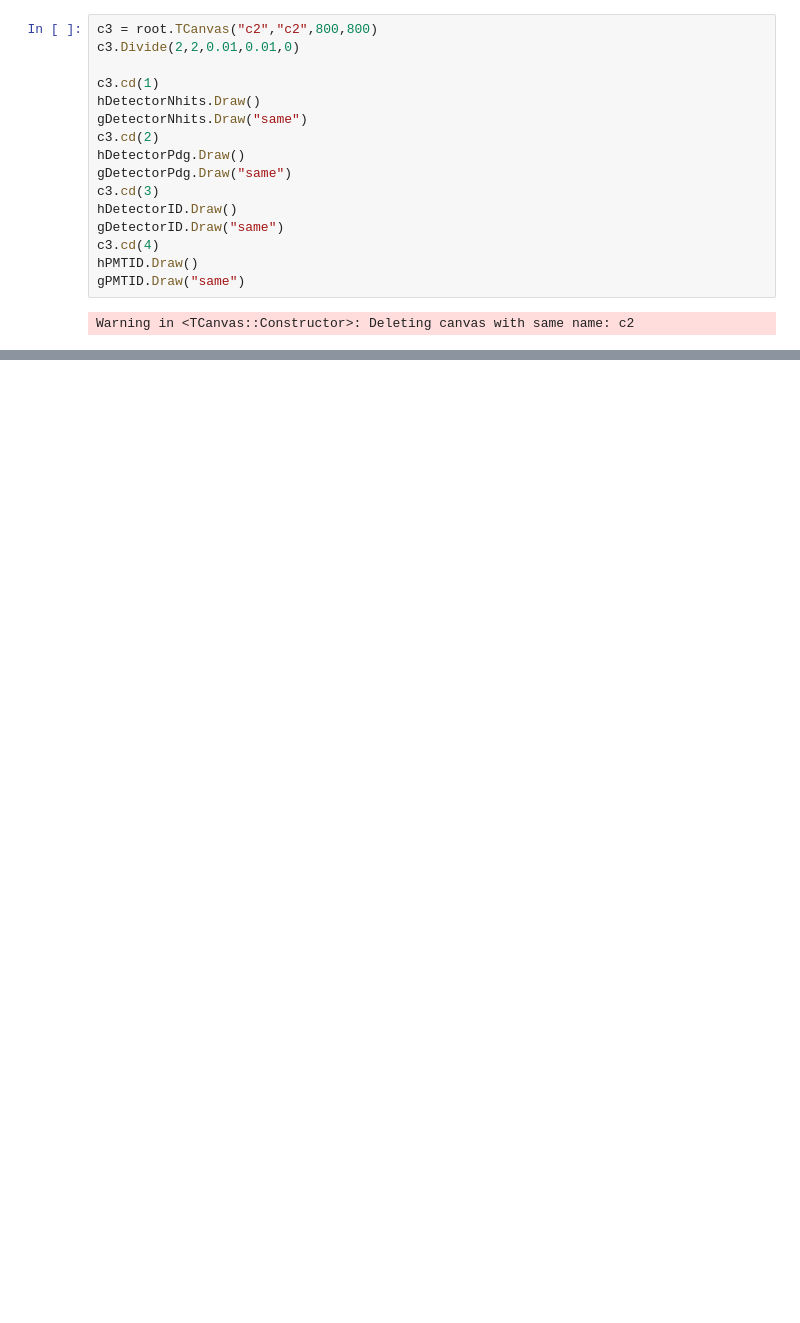
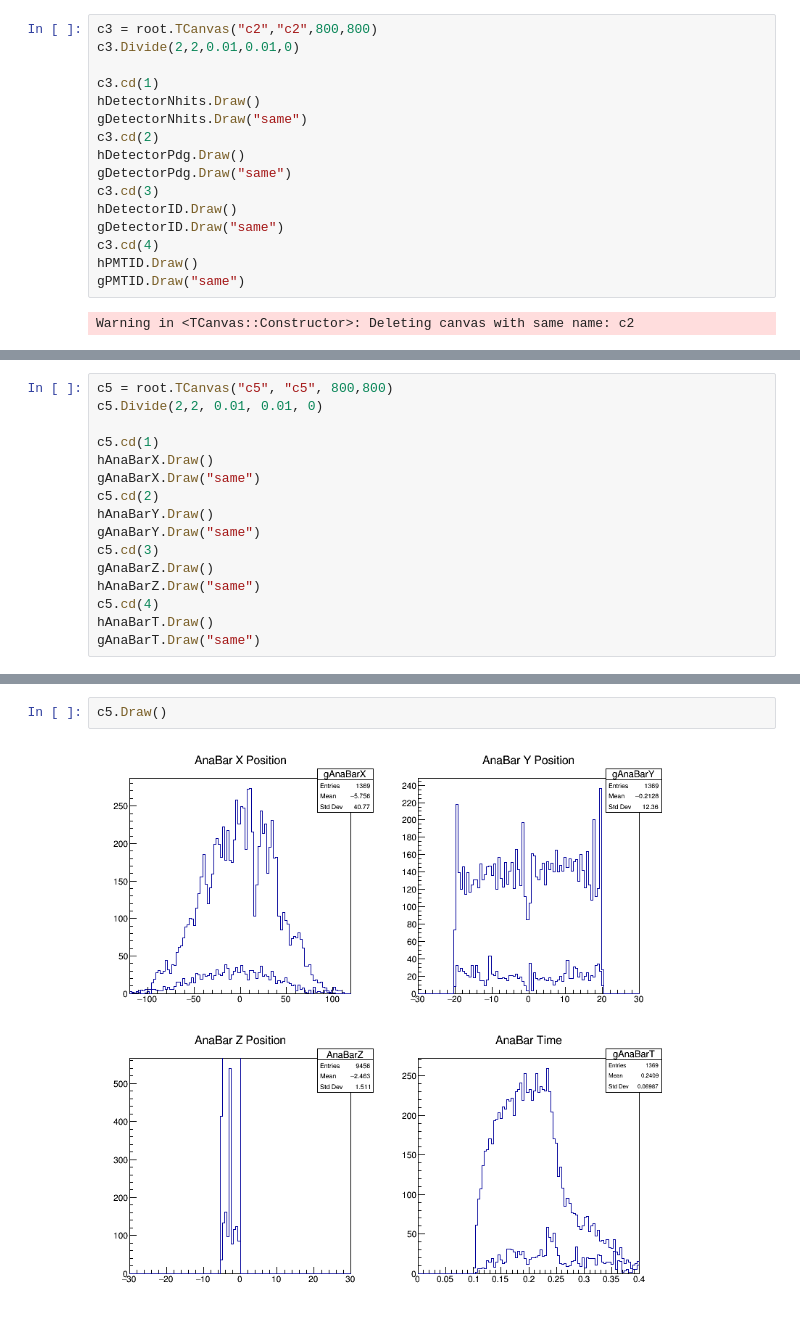
Before and after one commit to chapatilasers/AnaBarMC, a Jupyter notebook: AnalyseSignalsPyROOTCompare.ipynb, the cells around one changed output, grey strips where cells are left out. Saved outputs shown, nothing was run; the diff lists cells and outputs as text; blank space fills up the shorter version.

```diff
--- a/AnalyseSignalsPyROOTCompare.ipynb
+++ b/AnalyseSignalsPyROOTCompare.ipynb
@@ -450,0 +698,16 @@ c4.Draw()
+# %%
+c5 = root.TCanvas("c5", "c5", 800,800)
+c5.Divide(2,2, 0.01, 0.01, 0)
+
+c5.cd(1)
+hAnaBarX.Draw()
+gAnaBarX.Draw("same")
+c5.cd(2)
+hAnaBarY.Draw()
+gAnaBarY.Draw("same")
+c5.cd(3)
+gAnaBarZ.Draw()
+hAnaBarZ.Draw("same")
+c5.cd(4)
+hAnaBarT.Draw()
+gAnaBarT.Draw("same")
@@ -450,0 +716,4 @@ c4.Draw()
+# %%
+c5.Draw()
+# %% [output]
+[figure, added]
```
Also changed, not shown: parts of 17 cells of this notebook, 1 other file.
